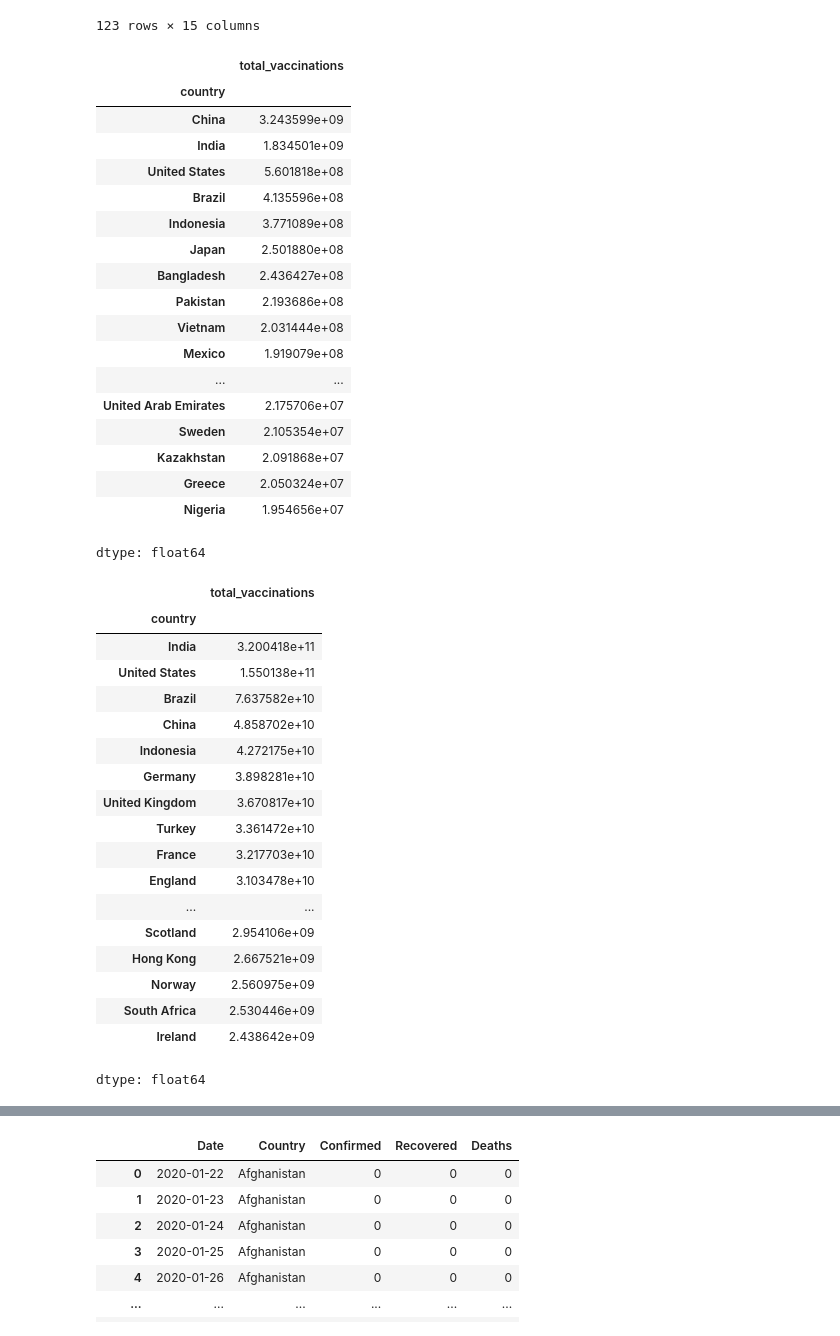
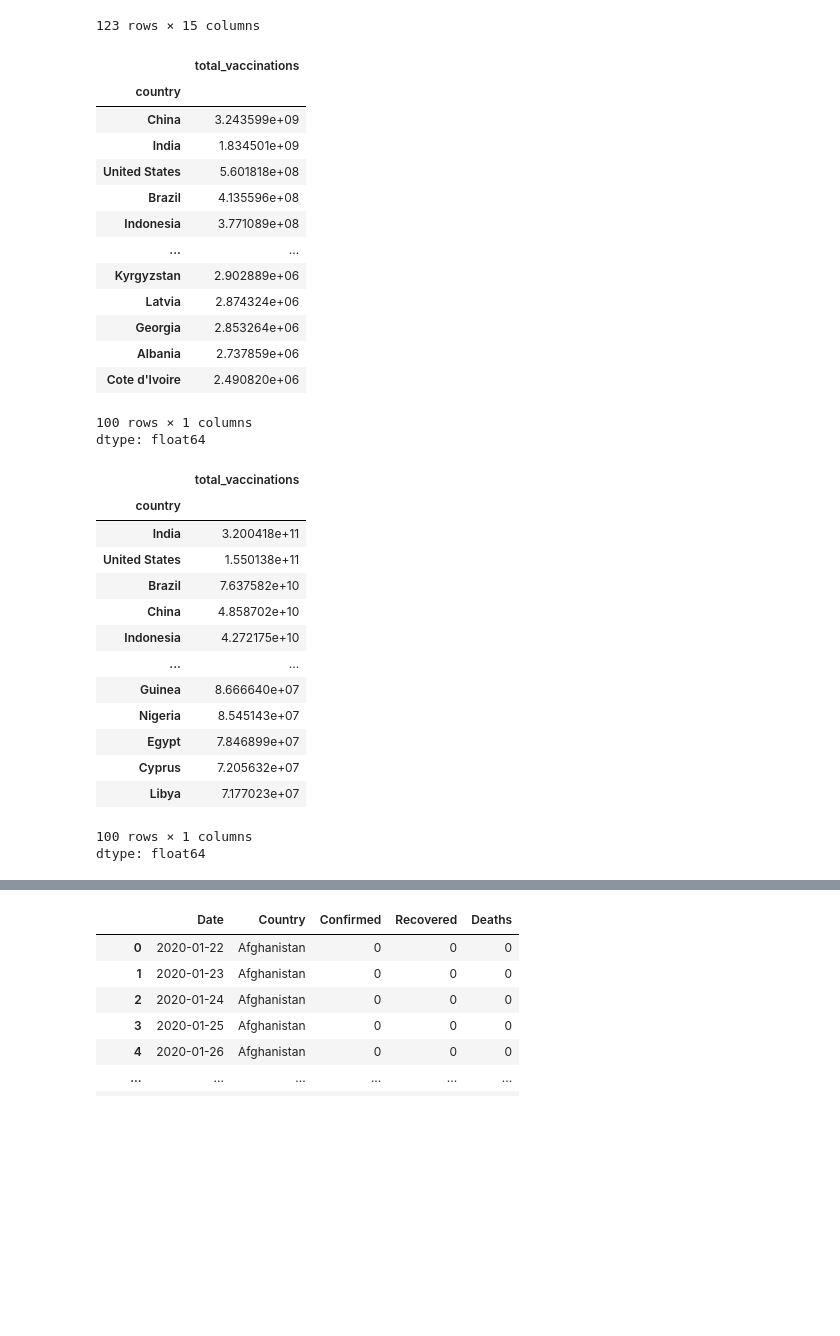
Before and after one commit to kevinshea303/Group-3-Project-1, a Jupyter notebook: vaccinations.ipynb, the cells around one changed output, grey strips where cells are left out. Saved outputs shown, nothing was run; the diff lists cells and outputs as text; code cells hidden in the pictures; blank space fills up the shorter version.

```diff
--- a/vaccinations.ipynb
+++ b/vaccinations.ipynb
@@ -46,34 +50,30 @@ vaccination_df.loc[vaccination_df['country'] == 'Albania']
 123 rows × 15 columns
 # %%
 #Create a new frame with only highest total vaccinations from each country
-highest_vac_df = vaccination_df.groupby('country').max()['total_vaccinations'].sort_values(ascending=False).head(50)
+highest_vac_df = vaccination_df.groupby('country').max()['total_vaccinations'].sort_values(ascending=False).head(100)
 highest_vac_df
 # %% [output]
 |  | total_vaccinations |
 | country |  |
 | China | 3.243599e+09 |
 | India | 1.834501e+09 |
 | United States | 5.601818e+08 |
 | Brazil | 4.135596e+08 |
 | Indonesia | 3.771089e+08 |
-| Japan | 2.501880e+08 |
-| Bangladesh | 2.436427e+08 |
-| Pakistan | 2.193686e+08 |
-| Vietnam | 2.031444e+08 |
-| Mexico | 1.919079e+08 |
 | ... | ... |
-| United Arab Emirates | 2.175706e+07 |
-| Sweden | 2.105354e+07 |
-| Kazakhstan | 2.091868e+07 |
-| Greece | 2.050324e+07 |
-| Nigeria | 1.954656e+07 |
+| Kyrgyzstan | 2.902889e+06 |
+| Latvia | 2.874324e+06 |
+| Georgia | 2.853264e+06 |
+| Albania | 2.737859e+06 |
+| Cote d'Ivoire | 2.490820e+06 |
+100 rows × 1 columns
 dtype: float64
 # %%
 #Sum of total vaccianations in each country.
 # Can show which country has the highest vaccination rate. List first 50 countries with highest vaccination rate
 # Compare that with the country which has the highest death rate( if data is available)
 
-vaccination_sum_df = vaccination_df.groupby('country').sum()['total_vaccinations'].sort_values(ascending=False).head(50)
+vaccination_sum_df = vaccination_df.groupby('country').sum()['total_vaccinations'].sort_values(ascending=False).head(100)
 vaccination_sum_df
 # %% [output]
 |  | total_vaccinations |
@@ -83,15 +83,11 @@ vaccination_sum_df
 | Brazil | 7.637582e+10 |
 | China | 4.858702e+10 |
 | Indonesia | 4.272175e+10 |
-| Germany | 3.898281e+10 |
-| United Kingdom | 3.670817e+10 |
-| Turkey | 3.361472e+10 |
-| France | 3.217703e+10 |
-| England | 3.103478e+10 |
 | ... | ... |
-| Scotland | 2.954106e+09 |
-| Hong Kong | 2.667521e+09 |
-| Norway | 2.560975e+09 |
-| South Africa | 2.530446e+09 |
-| Ireland | 2.438642e+09 |
+| Guinea | 8.666640e+07 |
+| Nigeria | 8.545143e+07 |
+| Egypt | 7.846899e+07 |
+| Cyprus | 7.205632e+07 |
+| Libya | 7.177023e+07 |
+100 rows × 1 columns
 dtype: float64
```
Also changed, not shown: parts of 6 cells of this notebook.
